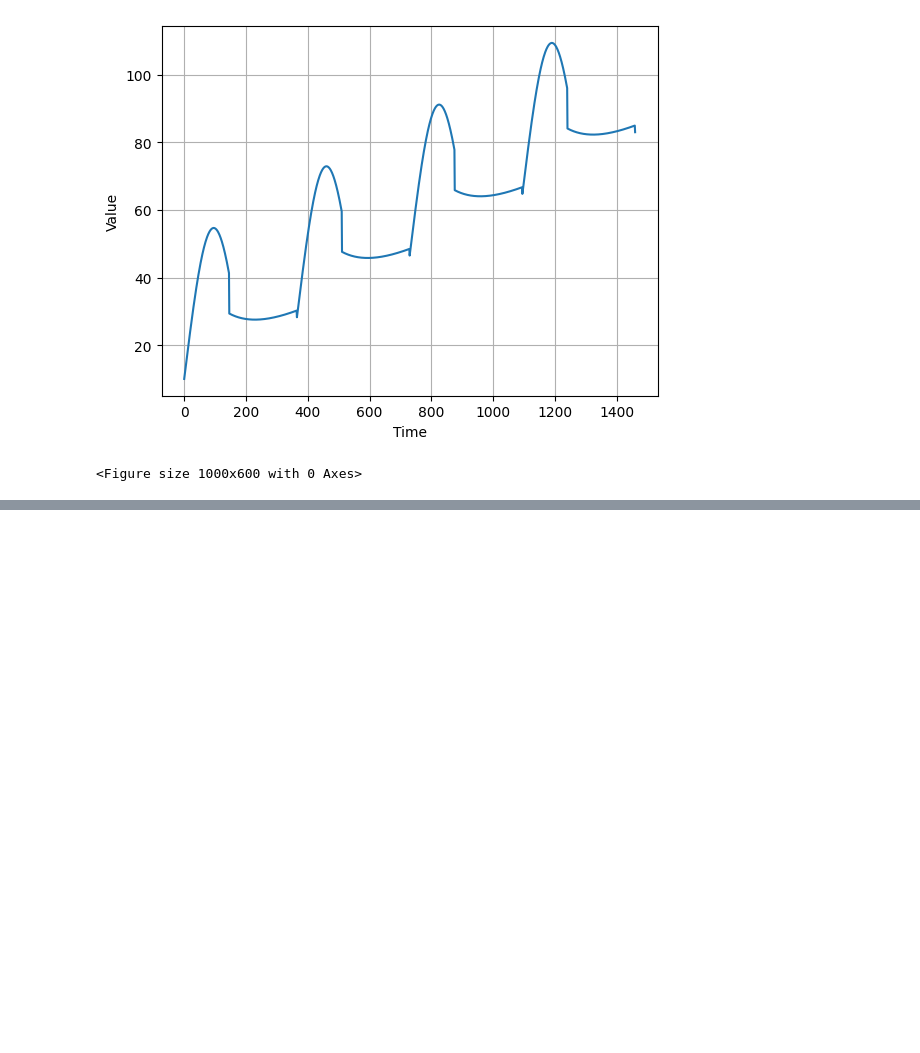
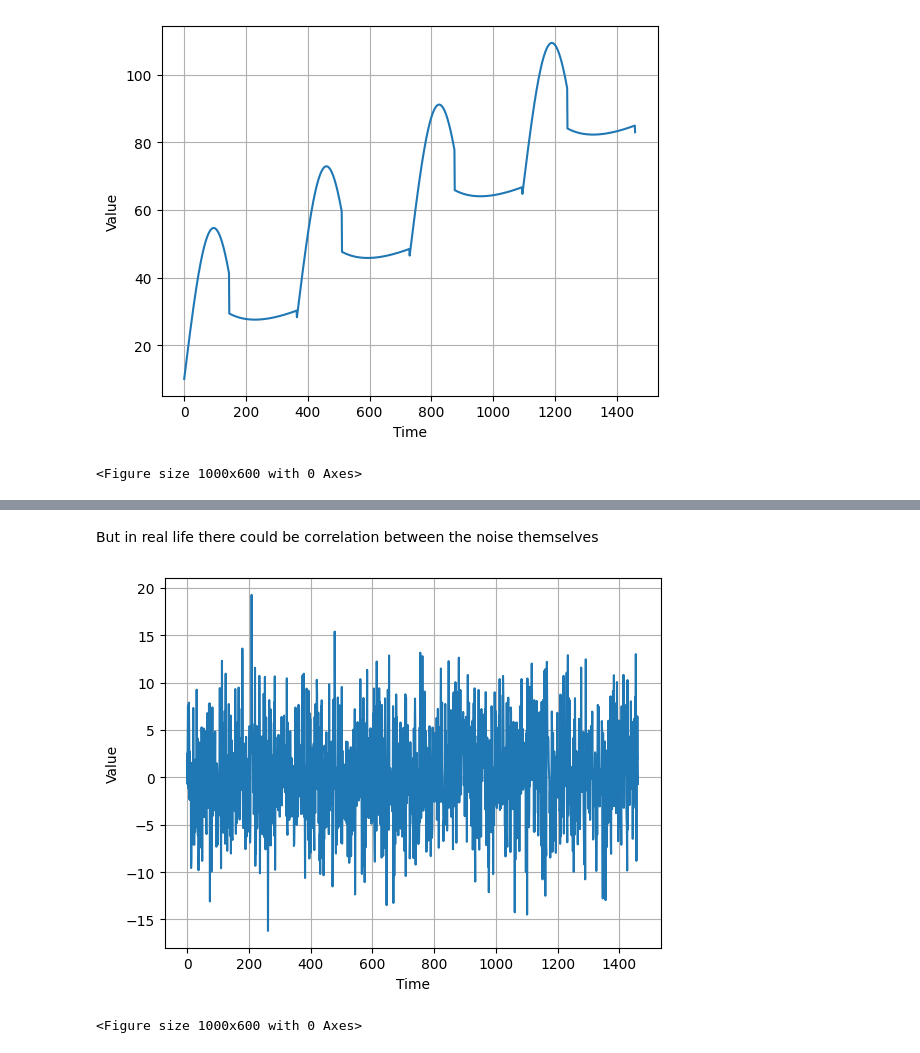
Before and after one commit to sondosaabed/Intro-to-tensorFlow-for-deep-learning, a Jupyter notebook: Time Series Forecasting.ipynb, the cells around one changed output, grey strips where cells are left out. Drawn from its saved outputs; the diff is of its cells as text; code cells hidden in the pictures; blank space fills up the shorter version.

```diff
--- a/Time Series Forecasting.ipynb
+++ b/Time Series Forecasting.ipynb
@@ -95,6 +95,19 @@ plot_series(time, series)
 # %% [markdown]
 - White noise: Completely unpredictable, random numbers
 ![Alt text](explanation_images/whitenoise.png)
+# %%
+def white_noise(time, noise_level=1, seed=None):
+    rnd = np.random.RandomState(seed)#every peice of boise is independant than the other
+    return rnd.randn(len(time))* noise_level
+# %% [markdown]
+But in real life there could be correlation between the noise themselves
+# %%
+noise_level = 5
+noise = white_noise(time, noise_level, seed=42)
+plot_series(time, noise)
+# %% [output]
+[figure, added]
+<Figure size 1000x600 with 0 Axes>
 # %% [markdown]
 - Trend & Seasonality & Noise: thats realistic
 
```
Also changed, not shown: parts of 1 cell of this notebook.
